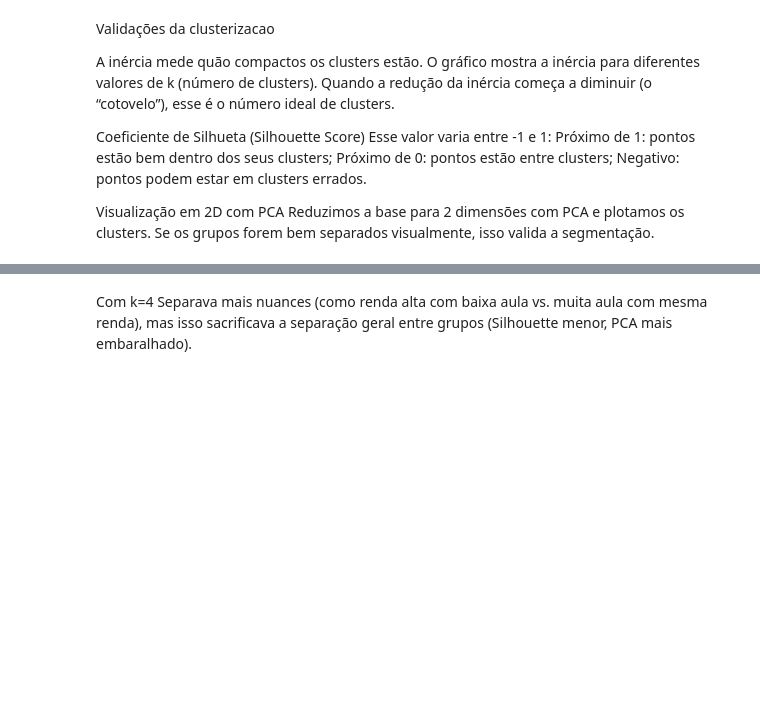
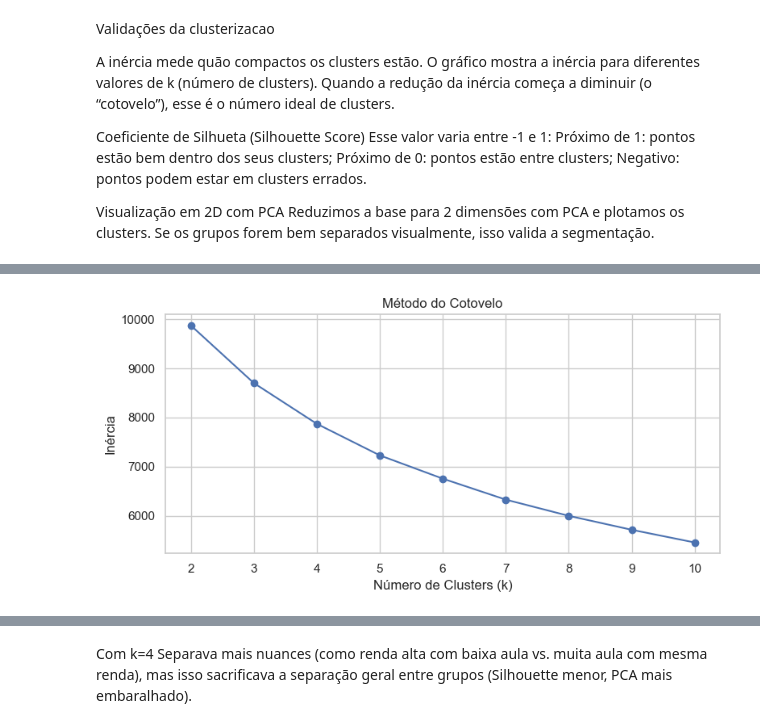
Before and after one commit to liviagcarvalho/LinguasI-Analise-Exploratoria, a Jupyter notebook: AnaliseExploratoria.ipynb, the cells around one changed output, grey strips where cells are left out. Cells and saved outputs as stored; diff of their text form; code cells hidden in the pictures; blank space fills up the shorter version.

```diff
--- a/AnaliseExploratoria.ipynb
+++ b/AnaliseExploratoria.ipynb
@@ -302,0 +249,91 @@ plt.show()
+# %%
+# Selecionar e padronizar variáveis
+X = df[['Idade', 'Renda_anual', 'Num_Aulas', 'NPS', 'Banheiros_na_casa', 'Quartos_na_casa', 'Edu_Ordinal']]
+scaler = StandardScaler()
+X_scaled = scaler.fit_transform(X)
+
+# 1. Gráfico do Cotovelo
+inertias = []
+for k in range(2, 11):
+    km = KMeans(n_clusters=k, random_state=42, n_init=10)
+    km.fit(X_scaled)
+    inertias.append(km.inertia_)
+
+plt.figure(figsize=(8, 4))
+plt.plot(range(2, 11), inertias, marker='o')
+plt.title('Método do Cotovelo')
+plt.xlabel('Número de Clusters (k)')
+plt.ylabel('Inércia')
+plt.grid(True)
+plt.tight_layout()
+plt.show()
+
+# 2. Silhouette Score para o melhor k (ex: 4)
+kmeans = KMeans(n_clusters=3, random_state=42, n_init=10)
+clusters = kmeans.fit_predict(X_scaled)
+sil_score = silhouette_score(X_scaled, clusters)
+print(f"\n🔍 Silhouette Score para k=3: {sil_score:.4f}")
+
+# 3. PCA para visualização
+pca = PCA(n_components=2)
+X_pca = pca.fit_transform(X_scaled)
+
+plt.figure(figsize=(8, 6))
+scatter = plt.scatter(X_pca[:, 0], X_pca[:, 1], c=clusters, cmap='tab10', alpha=0.7)
+plt.title('Visualização dos Clusters com PCA (2D)')
+plt.xlabel('Componente Principal 1')
+plt.ylabel('Componente Principal 2')
+plt.colorbar(scatter, label='Cluster')
+plt.tight_layout()
+plt.show()
+
+
+# Elbow + Silhouette Score (até k=6)
+inertias = []
+silhouettes = []
+for k in range(2, 7):
+    model = KMeans(n_clusters=k, random_state=42, n_init=10)
+    labels = model.fit_predict(scaled_data)
+    inertias.append(model.inertia_)
+    silhouettes.append(silhouette_score(scaled_data, labels))
+
+# Gerar visualizações
+fig, axs = plt.subplots(1, 2, figsize=(12, 5))
+
+# Elbow
+axs[0].plot(range(2, 7), inertias, marker='o')
+axs[0].set_title('Elbow Method - Inércia por k')
+axs[0].set_xlabel('Número de Clusters (k)')
+axs[0].set_ylabel('Inércia')
+
+# Silhouette
+axs[1].plot(range(2, 7), silhouettes, marker='o', color='green')
+axs[1].set_title('Silhouette Score por k')
+axs[1].set_xlabel('Número de Clusters (k)')
+axs[1].set_ylabel('Silhouette Score')
+
+plt.tight_layout()
+plt.show()
+
+
+# from sklearn.decomposition import PCA
+# import seaborn as sns
+
+# # Aplicar KMeans com k=3 para gerar os rótulos dos clusters
+# kmeans_final = KMeans(n_clusters=3, random_state=42, n_init=10)
+# df['Cluster'] = kmeans_final.fit_predict(scaled_data)
+
+# # Redução de dimensionalidade com PCA (2 componentes principais)
+# pca = PCA(n_components=2)
+# pca_result = pca.fit_transform(scaled_data)
+
+# # Visualização dos clusters projetados em 2D
+# plt.figure(figsize=(8, 6))
+# sns.scatterplot(x=pca_result[:, 0], y=pca_result[:, 1], hue=df['Cluster'], palette='Set1')
+# plt.title('Visualização dos Clusters com PCA (2D)')
+# plt.xlabel('Componente Principal 1')
+# plt.ylabel('Componente Principal 2')
+# plt.legend(title='Cluster')
+# plt.show()
+# %% [output]
+[figure, added]
```
Also changed, not shown: parts of 7 cells of this notebook, 2 other files.
